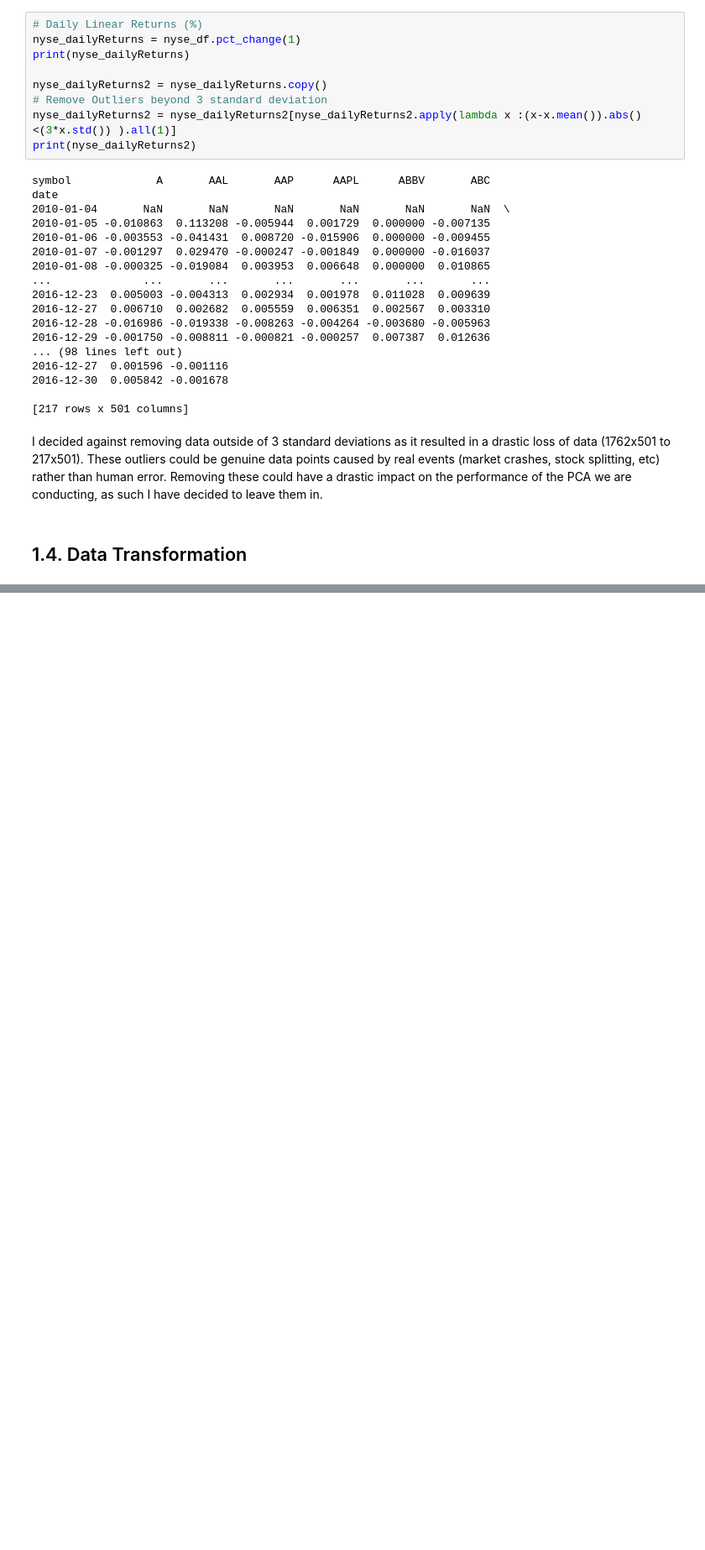
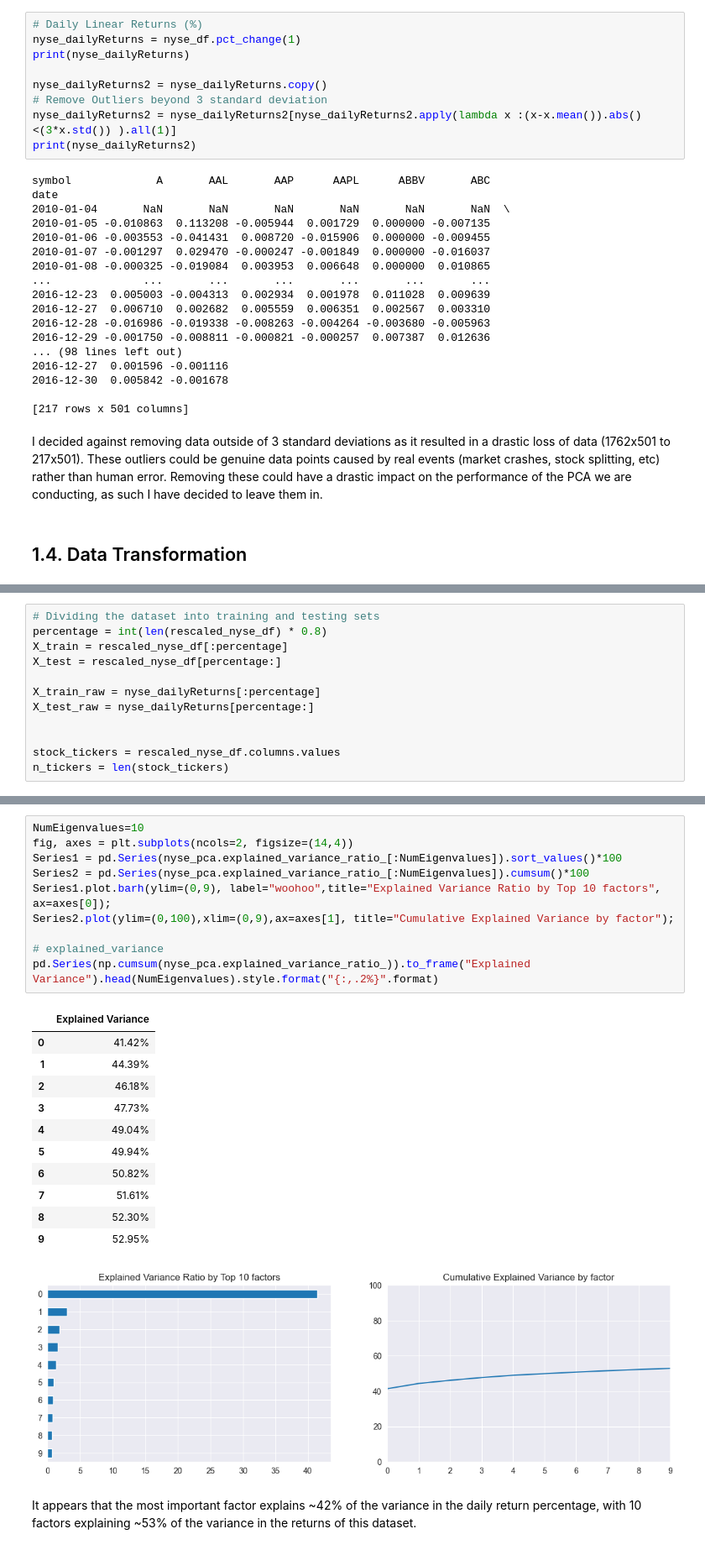
Before and after one commit to MJ-Peters/ADFT-Portfolio-Management-Coursework, a Jupyter notebook: CD22398.ipynb, the cells around one changed output, grey strips where cells are left out. Shown: that part at 84% size. Saved outputs shown, nothing was run; the diff lists cells and outputs as text; blank space fills up the shorter version.

```diff
--- a/CD22398.ipynb
+++ b/CD22398.ipynb
@@ -148,0 +180,12 @@ I decided against removing data outside of 3 standard deviations as it resulted
+# %%
+# Dividing the dataset into training and testing sets
+percentage = int(len(rescaled_nyse_df) * 0.8)
+X_train = rescaled_nyse_df[:percentage]
+X_test = rescaled_nyse_df[percentage:]
+
+X_train_raw = nyse_dailyReturns[:percentage]
+X_test_raw = nyse_dailyReturns[percentage:]
+
+
+stock_tickers = rescaled_nyse_df.columns.values
+n_tickers = len(stock_tickers)
@@ -148,0 +199,25 @@ I decided against removing data outside of 3 standard deviations as it resulted
+# %%
+NumEigenvalues=10
+fig, axes = plt.subplots(ncols=2, figsize=(14,4))
+Series1 = pd.Series(nyse_pca.explained_variance_ratio_[:NumEigenvalues]).sort_values()*100
+Series2 = pd.Series(nyse_pca.explained_variance_ratio_[:NumEigenvalues]).cumsum()*100
+Series1.plot.barh(ylim=(0,9), label="woohoo",title="Explained Variance Ratio by Top 10 factors", ax=axes[0]);
+Series2.plot(ylim=(0,100),xlim=(0,9),ax=axes[1], title="Cumulative Explained Variance by factor");
+
+# explained_variance
+pd.Series(np.cumsum(nyse_pca.explained_variance_ratio_)).to_frame("Explained Variance").head(NumEigenvalues).style.format("{:,.2%}".format)
+# %% [output]
+|  | Explained Variance |
+| 0 | 41.42% |
+| 1 | 44.39% |
+| 2 | 46.18% |
+| 3 | 47.73% |
+| 4 | 49.04% |
+| 5 | 49.94% |
+| 6 | 50.82% |
+| 7 | 51.61% |
+| 8 | 52.30% |
+| 9 | 52.95% |
+[figure, added]
+# %% [markdown]
+It appears that the most important factor explains ~42% of the variance in the daily return percentage, with 10 factors explaining ~53% of the variance in the returns of this dataset.
```
Also changed, not shown: parts of 6 cells of this notebook.
